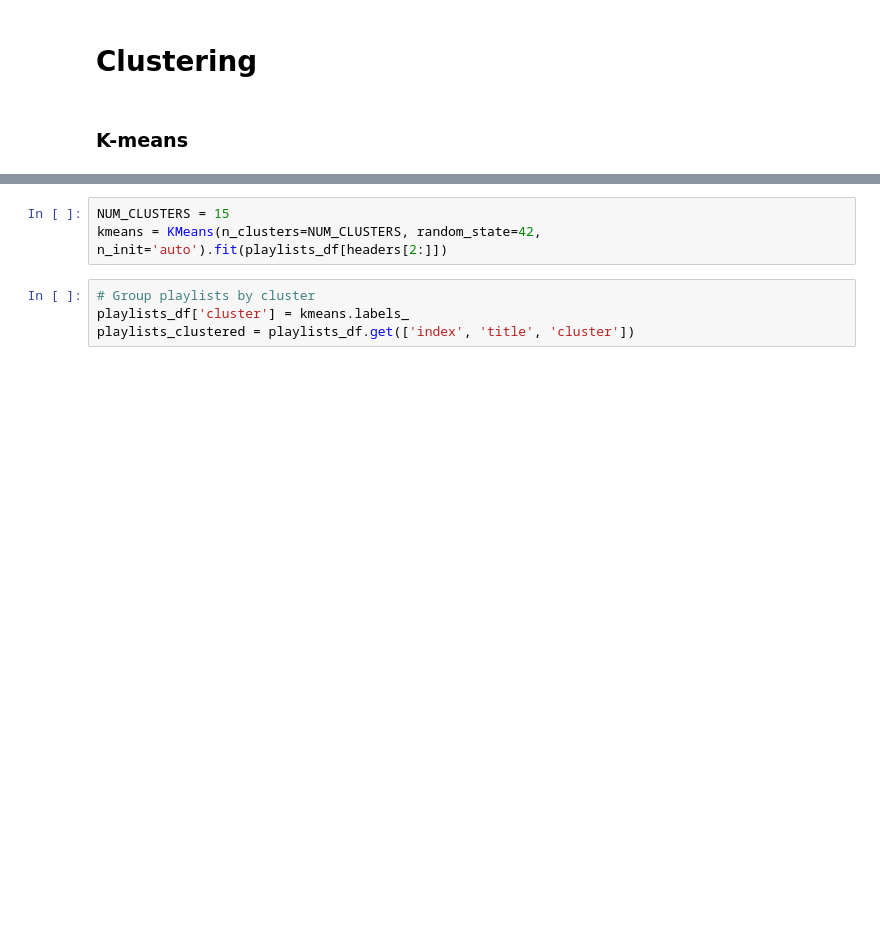
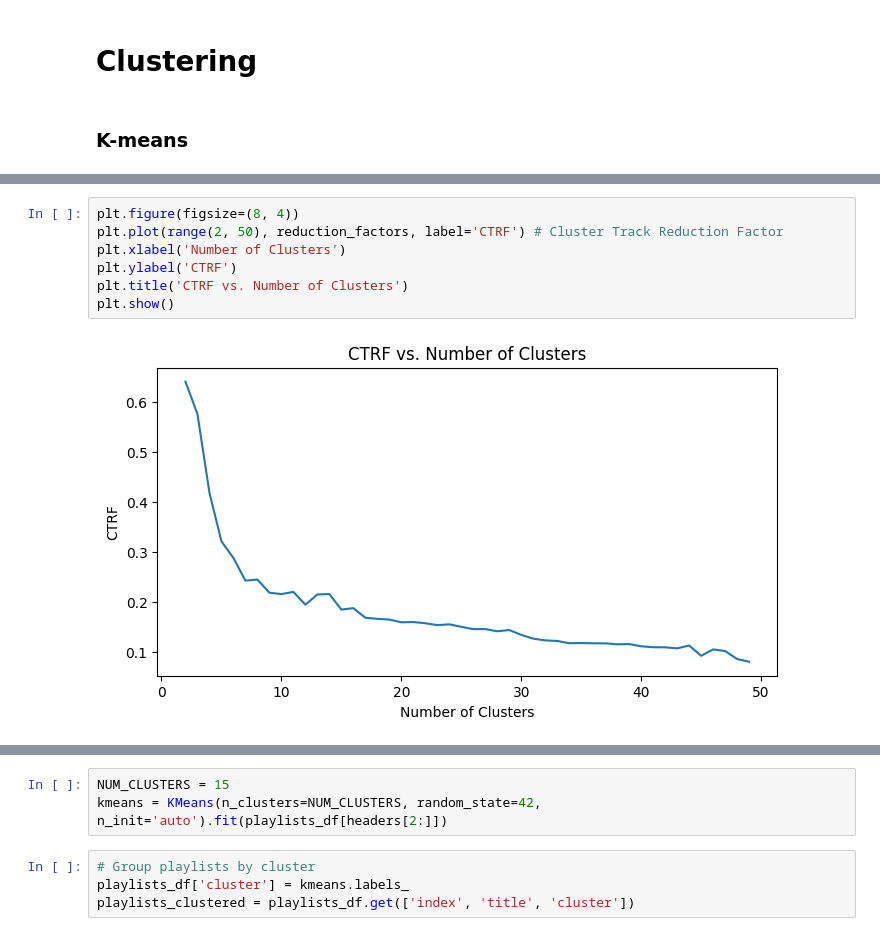
Before and after one commit to calebtham/playlister, a Jupyter notebook: cluster.ipynb, the cells around one changed output, grey strips where cells are left out. Saved outputs shown, nothing was run; the diff lists cells and outputs as text; blank space fills up the shorter version.

```diff
--- a/cluster.ipynb
+++ b/cluster.ipynb
@@ -94,0 +122,9 @@ n_clusters = 49, track_disc = (1.927186363582521, 2.0295568394849255), davies_bo
+# %%
+plt.figure(figsize=(8, 4))
+plt.plot(range(2, 50), reduction_factors, label='CTRF') # Cluster Track Reduction Factor
+plt.xlabel('Number of Clusters')
+plt.ylabel('CTRF')
+plt.title('CTRF vs. Number of Clusters')
+plt.show()
+# %% [output]
+[figure, added]
```
Also changed, not shown: parts of 30 cells of this notebook, 1 other file.
